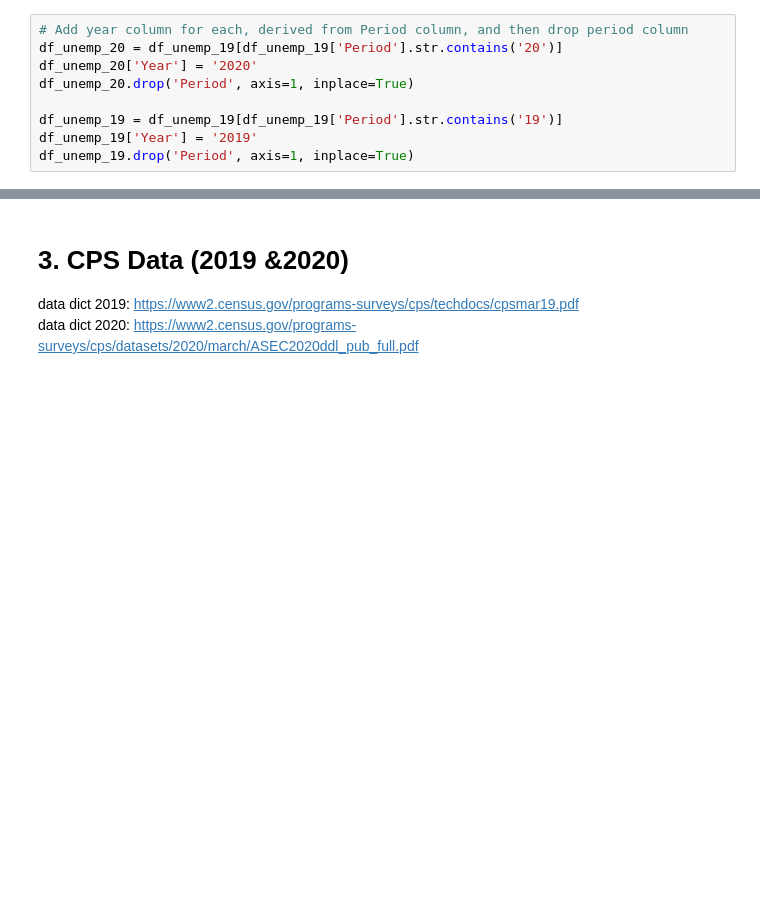
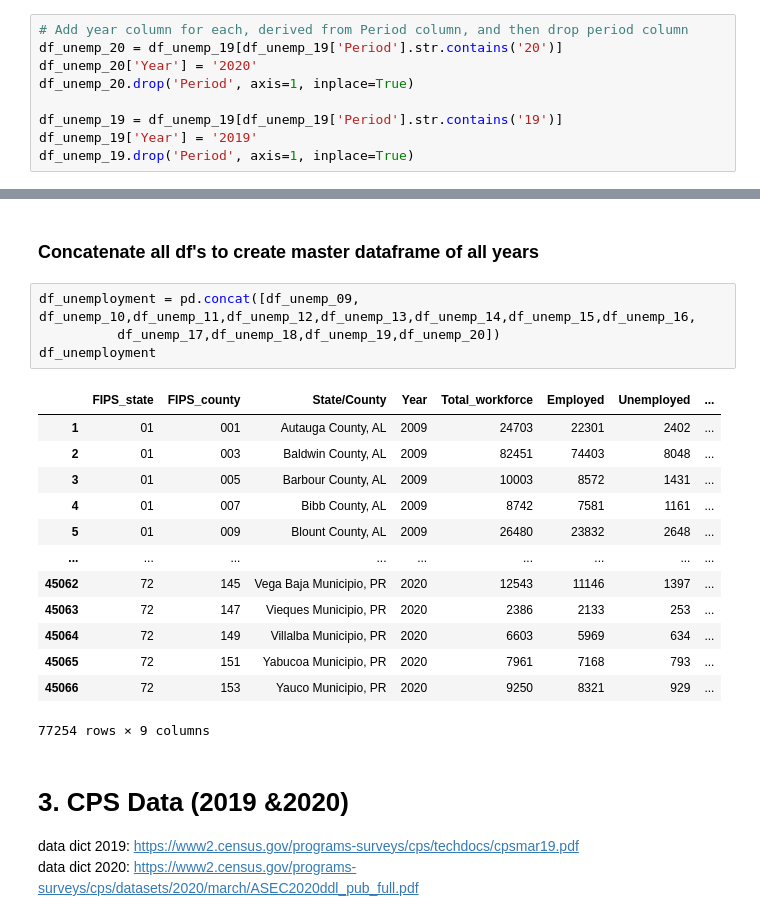
Before and after one commit to khyateed/projecting-food-insecurity, a Jupyter notebook: notebooks/cleaning.ipynb, the cells around one changed output, grey strips where cells are left out. Saved outputs shown, nothing was run; the diff lists cells and outputs as text; blank space fills up the shorter version.

Commit message:
concat all year df's together

```diff
--- a/notebooks/cleaning.ipynb
+++ b/notebooks/cleaning.ipynb
@@ -397,3 +414,23 @@ df_unemp_20
+# %% [markdown]
+### Concatenate all df's to create master dataframe of all years
+# %%
+df_unemployment = pd.concat([df_unemp_09, df_unemp_10,df_unemp_11,df_unemp_12,df_unemp_13,df_unemp_14,df_unemp_15,df_unemp_16,
+          df_unemp_17,df_unemp_18,df_unemp_19,df_unemp_20])
+df_unemployment
+# %% [output]
+|  | FIPS_state | FIPS_county | State/County | Year | Total_workforce | Employed | Unemployed | ... |
+| 1 | 01 | 001 | Autauga County, AL | 2009 | 24703 | 22301 | 2402 | ... |
+| 2 | 01 | 003 | Baldwin County, AL | 2009 | 82451 | 74403 | 8048 | ... |
+| 3 | 01 | 005 | Barbour County, AL | 2009 | 10003 | 8572 | 1431 | ... |
+| 4 | 01 | 007 | Bibb County, AL | 2009 | 8742 | 7581 | 1161 | ... |
+| 5 | 01 | 009 | Blount County, AL | 2009 | 26480 | 23832 | 2648 | ... |
+| ... | ... | ... | ... | ... | ... | ... | ... | ... |
+| 45062 | 72 | 145 | Vega Baja Municipio, PR | 2020 | 12543 | 11146 | 1397 | ... |
+| 45063 | 72 | 147 | Vieques Municipio, PR | 2020 | 2386 | 2133 | 253 | ... |
+| 45064 | 72 | 149 | Villalba Municipio, PR | 2020 | 6603 | 5969 | 634 | ... |
+| 45065 | 72 | 151 | Yabucoa Municipio, PR | 2020 | 7961 | 7168 | 793 | ... |
+| 45066 | 72 | 153 | Yauco Municipio, PR | 2020 | 9250 | 8321 | 929 | ... |
+77254 rows × 9 columns
 # %% [markdown]
 # 3. CPS Data (2019 &2020)
 data dict 2019: https://www2.census.gov/programs-surveys/cps/techdocs/cpsmar19.pdf<br>
```
Also changed, not shown: parts of 27 cells of this notebook.
